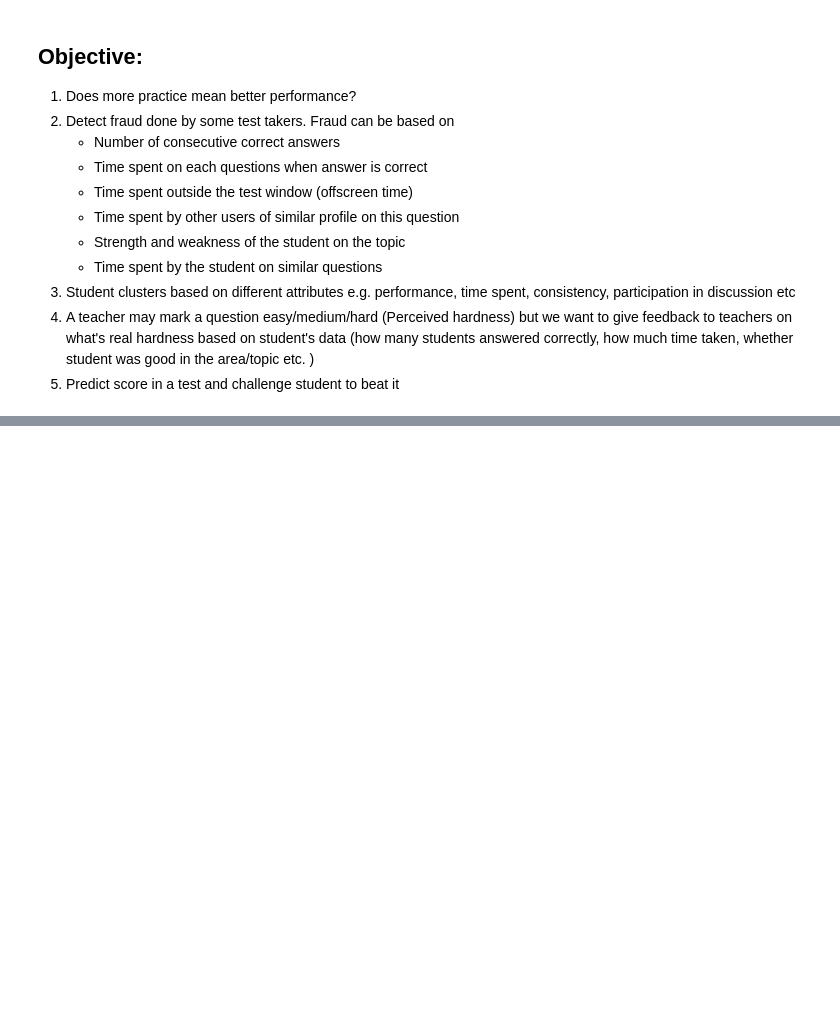
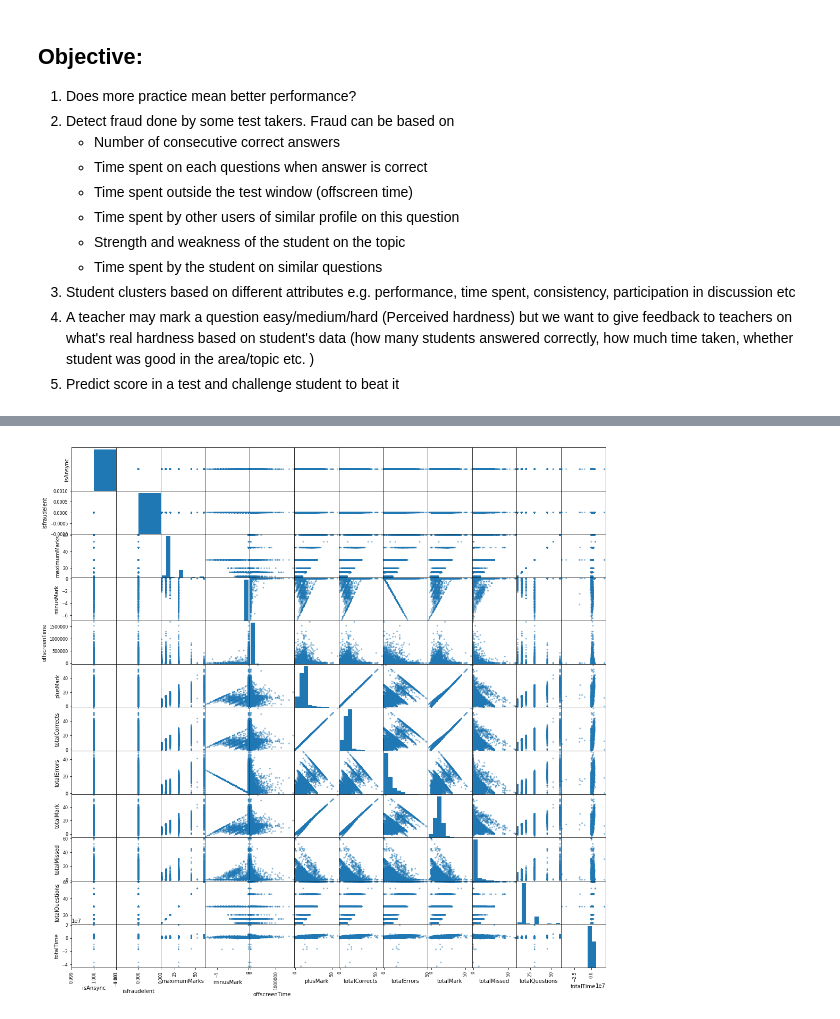
Before and after one commit to Kali-Dev/Internship-Assignment, a Jupyter notebook: intership project.ipynb, the cells around one changed output, grey strips where cells are left out. Saved outputs shown, nothing was run; the diff lists cells and outputs as text; code cells hidden in the pictures; blank space fills up the shorter version.

```diff
--- a/intership project.ipynb
+++ b/intership project.ipynb
@@ -98 +426,5 @@ grades_df.head()
+# %%
+# as we can see most of the tests are based on Placement Readiness Test
+# so lets starts our analysis with placement readiness Tess
+placement_test_df = cleaned_df[cleaned_df['practiceSetInfo.grades.name'] == 'Placement Readiness Tests']
 # %%
@@ -144,0 +453,4 @@ topics_df.head()
+# %%
+pd.plotting.scatter_matrix(placement_test_df, figsize = (18,18));
+# %% [output]
+[figure, added]
```
Also changed, not shown: parts of 51 cells of this notebook.
